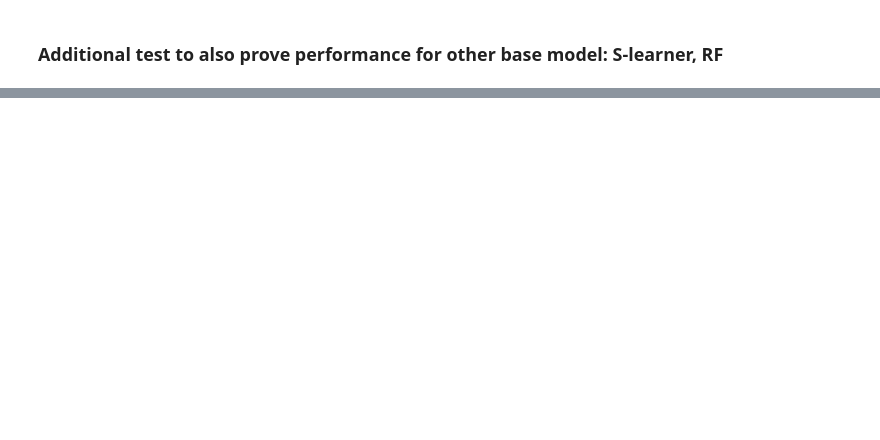
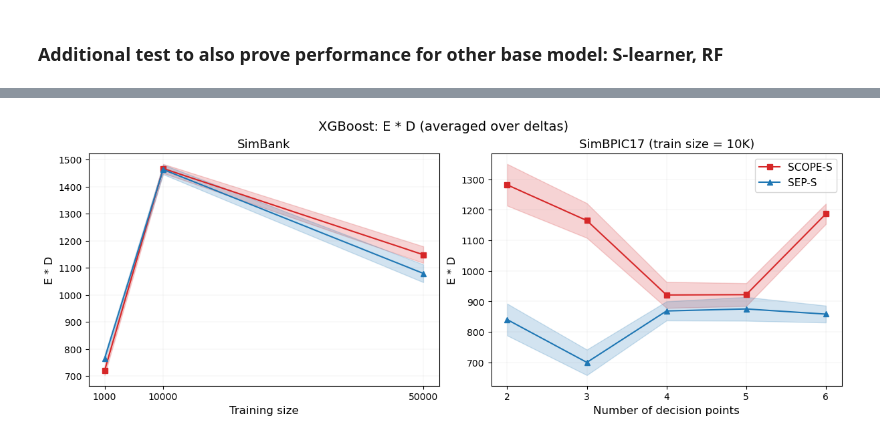
Before and after one commit to JakobDeMoorKULstudent/SCOPE, a Jupyter notebook: src/utils/results_tools/display_results.ipynb, the cells around one changed output, grey strips where cells are left out. Saved outputs shown, nothing was run; the diff lists cells and outputs as text; code cells hidden in the pictures; blank space fills up the shorter version.

```diff
--- a/src/utils/results_tools/display_results.ipynb
+++ b/src/utils/results_tools/display_results.ipynb
@@ -335,0 +864,88 @@ Delta: 0.99
+# %%
+def _combine_product_stats(stats_a, stats_b):
+    combined = {m: {"mean": [], "se": []} for m in methods_xgb}
+    for method in methods_xgb:
+        means_a = np.array(stats_a[method]["mean"], dtype=float)
+        ses_a = np.array(stats_a[method]["se"], dtype=float)
+        means_b = np.array(stats_b[method]["mean"], dtype=float)
+        ses_b = np.array(stats_b[method]["se"], dtype=float)
+
+        # E*D mean; SE approximated via first-order propagation
+        means_prod = means_a * means_b
+        ses_prod = np.sqrt((means_b * ses_a) ** 2 + (means_a * ses_b) ** 2)
+
+        combined[method]["mean"] = means_prod.tolist()
+        combined[method]["se"] = ses_prod.tolist()
+    return combined
+
+
+def _plot_ed(ax, x_values, stats, xlabel, title, show_legend=False):
+    for method in methods_xgb:
+        means = np.array(stats[method]["mean"], dtype=float)
+        ses = np.array(stats[method]["se"], dtype=float)
+
+        color = xgb_method_colors[method]
+        ax.plot(
+            x_values,
+            means,
+            label=xgb_method_labels[method],
+            color=color,
+            marker=xgb_method_markers[method],
+            linewidth=1.5,
+            markersize=6,
+        )
+
+        valid = np.isfinite(means) & np.isfinite(ses)
+        if np.any(valid):
+            ax.fill_between(
+                np.array(x_values)[valid],
+                (means - ses)[valid],
+                (means + ses)[valid],
+                color=color,
+                alpha=0.2,
+            )
+
+    ax.set_xlabel(xlabel, fontsize=12)
+    ax.set_ylabel("E * D", fontsize=12)
+    ax.set_title(title, fontsize=13)
+    ax.grid(True, color="gray", linestyle="-", linewidth=0.3, alpha=0.2)
+    ax.set_xticks(sorted(set(int(x) for x in x_values)))
+
+    if show_legend:
+        ax.legend(fontsize=11)
+
+
+ed_simbank = _combine_product_stats(
+    xgb_param_stats["n_estimators"]["simbank"],
+    xgb_param_stats["avg_tree_depth"]["simbank"],
+)
+ed_bpic = _combine_product_stats(
+    xgb_param_stats["n_estimators"]["bpic"],
+    xgb_param_stats["avg_tree_depth"]["bpic"],
+)
+
+fig, axes = plt.subplots(1, 2, figsize=(12, 4.5), constrained_layout=True)
+
+_plot_ed(
+    axes[0],
+    training_sizes_runtime,
+    ed_simbank,
+    xlabel="Training size",
+    title="SimBank",
+    show_legend=False,
+)
+
+_plot_ed(
+    axes[1],
+    n_stages_runtime,
+    ed_bpic,
+    xlabel="Number of decision points",
+    title="SimBPIC17 (train size = 10K)",
+    show_legend=True,
+)
+
+fig.suptitle("XGBoost: E * D (averaged over deltas)", fontsize=14)
+plt.savefig(os.path.join(save_folder, "xgb_ED.pdf"), bbox_inches="tight")
+plt.show()
+# %% [output]
+[figure, added]
```
Also changed, not shown: parts of 13 cells of this notebook, 27 other files.
